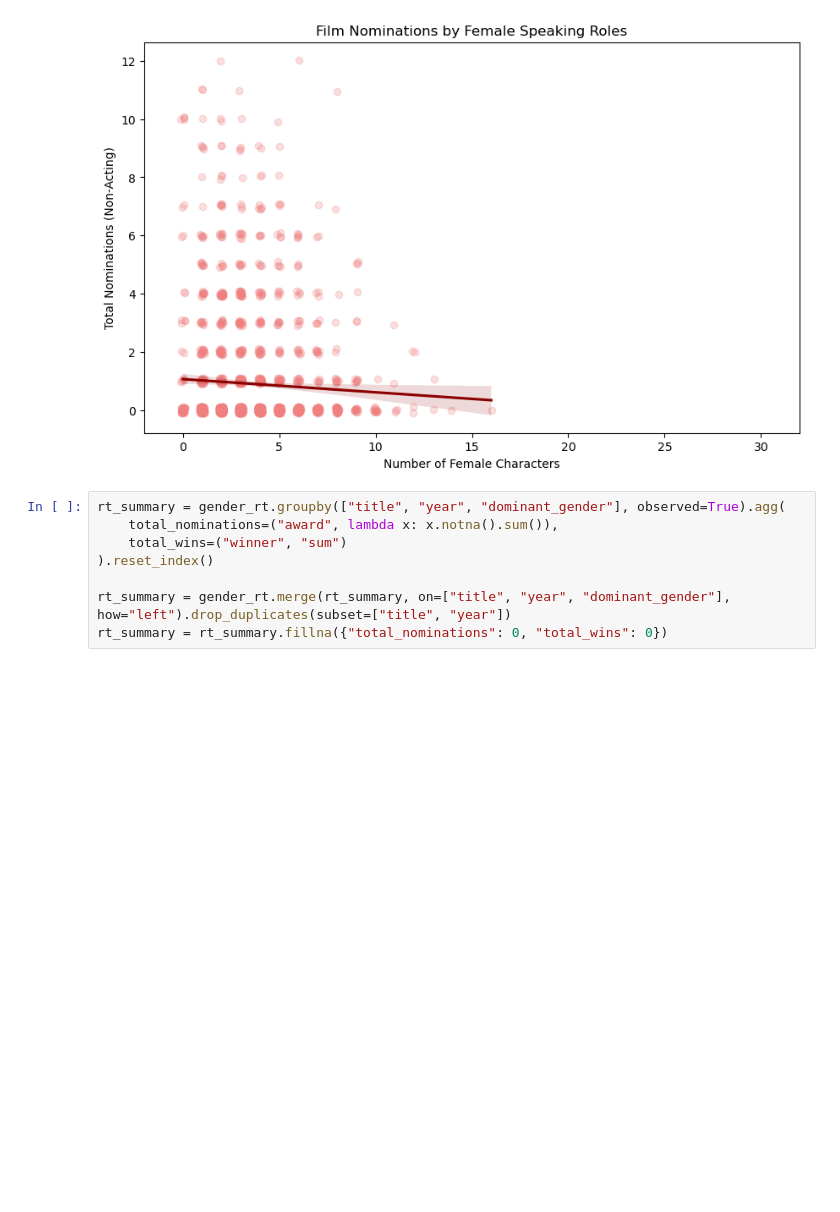
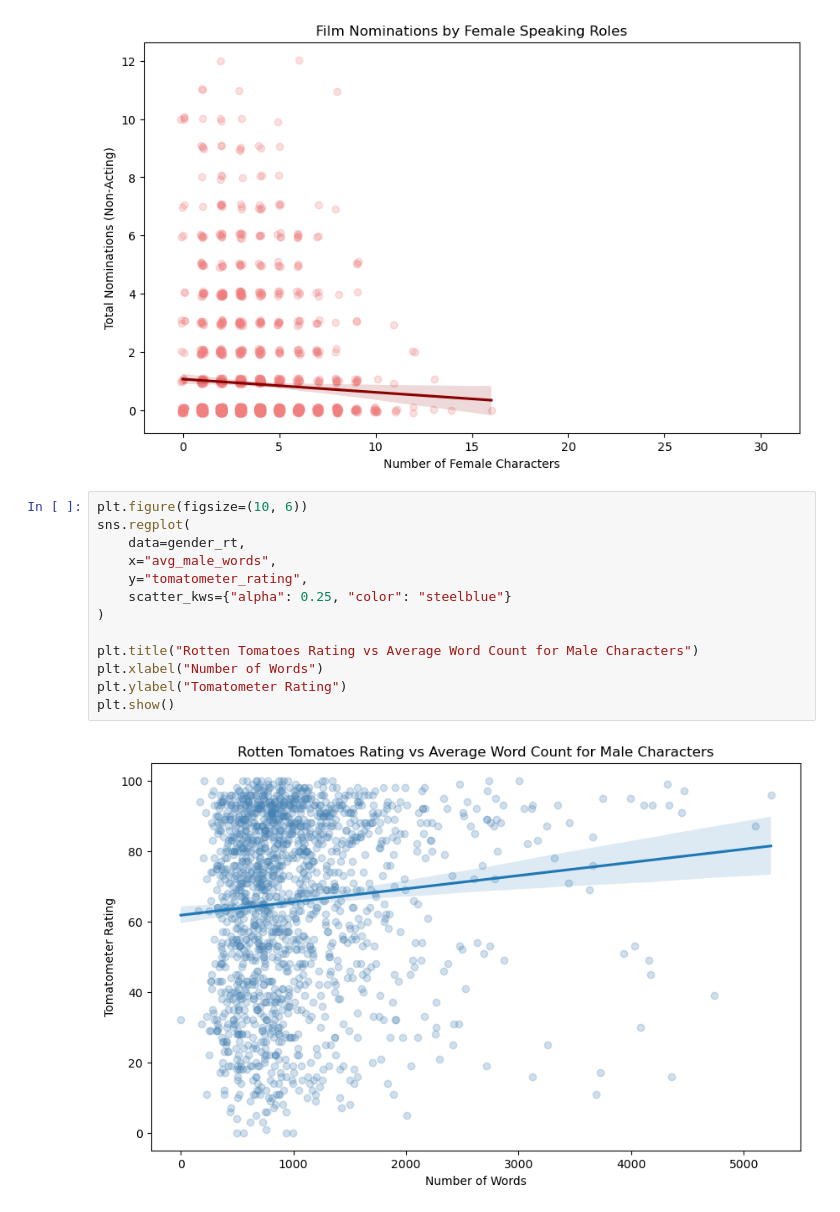
Before and after one commit to stephbc/DATA698_MastersResearchProject, a Jupyter notebook: data1.ipynb, the cells around one changed output. Cells and saved outputs as stored; diff of their text form; blank space fills up the shorter version.

```diff
--- a/data1.ipynb
+++ b/data1.ipynb
@@ -459,10 +434,17 @@ plt.show()
 # %% [output]
 [figure]
 # %%
-rt_summary = gender_rt.groupby(["title", "year", "dominant_gender"], observed=True).agg(
-    total_nominations=("award", lambda x: x.notna().sum()),
-    total_wins=("winner", "sum")
-).reset_index()
+plt.figure(figsize=(10, 6))
+sns.regplot(
+    data=gender_rt,
+    x="avg_male_words",
+    y="tomatometer_rating",
+    scatter_kws={"alpha": 0.25, "color": "steelblue"}
+)
 
-rt_summary = gender_rt.merge(rt_summary, on=["title", "year", "dominant_gender"], how="left").drop_duplicates(subset=["title", "year"])
-rt_summary = rt_summary.fillna({"total_nominations": 0, "total_wins": 0})
+plt.title("Rotten Tomatoes Rating vs Average Word Count for Male Characters")
+plt.xlabel("Number of Words")
+plt.ylabel("Tomatometer Rating")
+plt.show()
+# %% [output]
+[figure, added]
```
Also changed, not shown: parts of 5 cells of this notebook.
